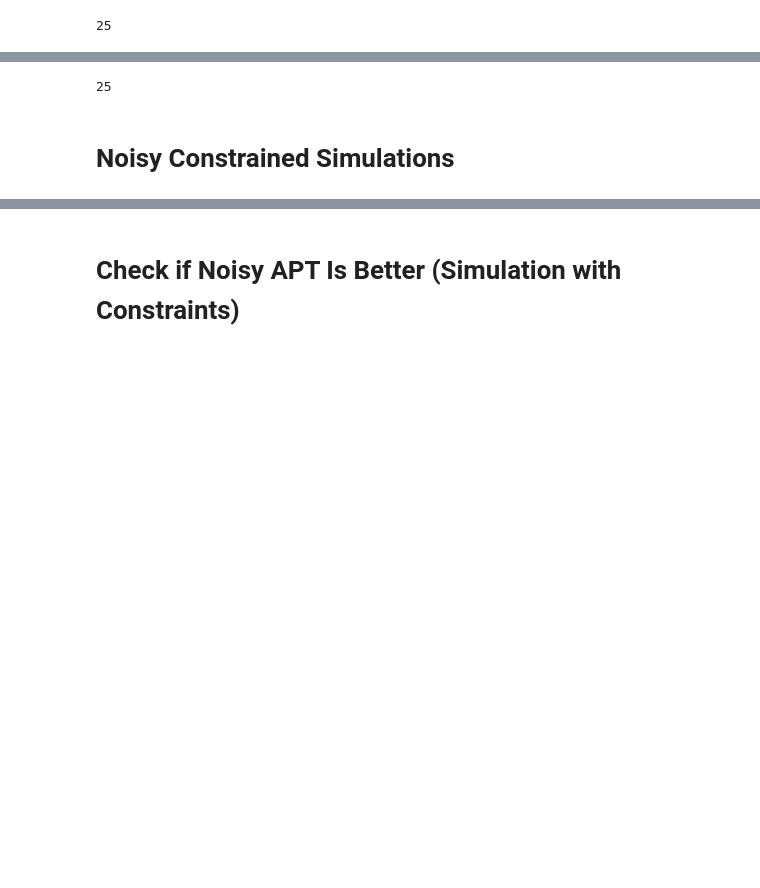
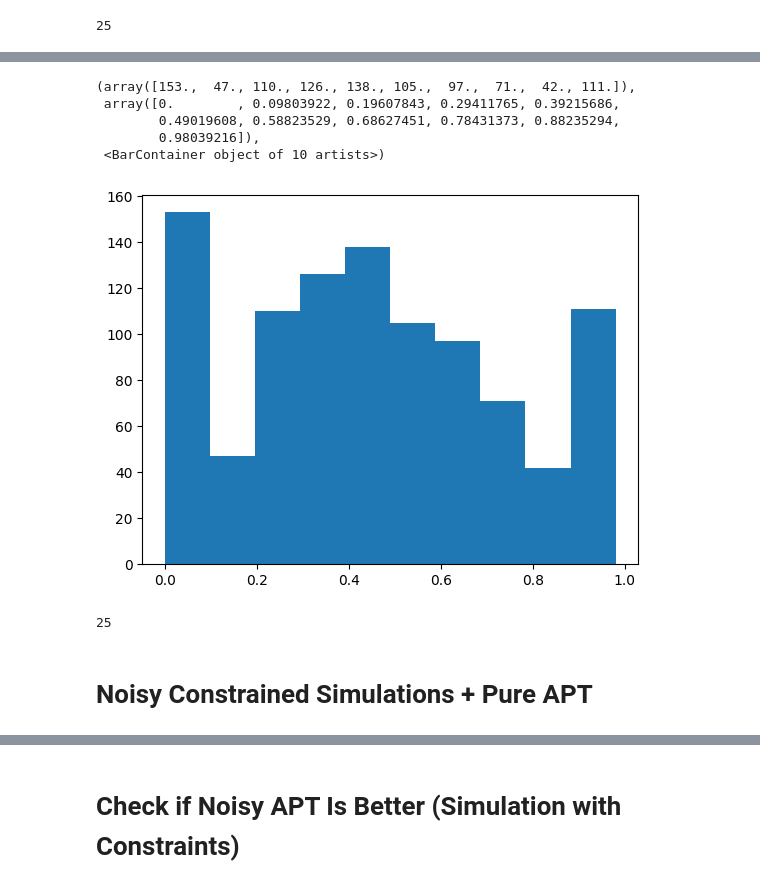
Before and after one commit to sandialabs/conin, a Jupyter notebook: conin/mediation_variables/apt_experiments.ipynb, the cells around one changed output, grey strips where cells are left out. Drawn from its saved outputs; the diff is of its cells as text; code cells hidden in the pictures; blank space fills up the shorter version.

```diff
--- a/conin/mediation_variables/apt_experiments.ipynb
+++ b/conin/mediation_variables/apt_experiments.ipynb
@@ -208,0 +213,15 @@ len(apt_hmm.eprob.keys())
+# %%
+B = 500
+accuracy_list = []
+time_list = []
+valid_list = []
+for b in range(B):
+    apt_hidden, apt_emits = ahlp.simulation_knowledge(apt_hmm, cst_list, ix_list = None, emit_inhom = False)
+    opt_state =  mv.mv_Viterbi(obs = apt_emits, hmm = apt_hmm)
+    num_correct = [opt == truth for opt,truth in zip(opt_state,apt_hidden)]
+    if b % 100 == 0:
+        print(b)
+    valid_list.append(ahlp.check_valid(opt_state, apt_emits, cst_list))
+    accuracy_list.append(sum(num_correct)/len(num_correct))
+print(f'average proportion correct is {sum(accuracy_list)/len(accuracy_list)} and median is \
+{np.median(np.array(accuracy_list))} and proportional valid: {sum(valid_list)/len(valid_list)}')
@@ -208,0 +283,6 @@ len(apt_hmm.eprob.keys())
+# %%
+apt_hidden, apt_emits = ahlp.simulation_knowledge(apt_hmm, cst_list, ix_list = None, emit_inhom = False)
+opt_state_list, _, val, ix_tracker = ahlp.Viterbi_torch_list(tier_apt, cst_list, apt_emits, sat, time_hom = True, dtype = torch.float16, device = 'cuda:0', debug = True, num_cst = 1e-16)
+num_correct = [est[0]== true for est,true in zip(opt_state_list, apt_hidden)]
+opt_hidden, opt_emits = zip(*opt_state_list)
+print(sum(num_correct)/len(num_correct), ahlp.check_valid(opt_hidden, opt_emits, cst_list))
@@ -208,0 +304,7 @@ len(apt_hmm.eprob.keys())
+# %%
+for t in range(val.shape[0]):
+    # if torch.isnan(val[t].max()):
+    #     print(t)
+    if val[t].max().item() <= 0:
+        print(f'value function collapses at time {t}')
+        break
@@ -208,0 +316,13 @@ len(apt_hmm.eprob.keys())
+# %%
+B = 100
+accuracy_list = []
+time_list = []
+for b in range(B):
+    apt_hidden, apt_emits = ahlp.simulation_knowledge(apt_hmm, cst_list, ix_list = None, emit_inhom = False)
+    opt_state =  mv.mv_Viterbi(obs = apt_emits, hmm = apt_hmm)
+    num_correct = [opt == truth for opt,truth in zip(opt_state,apt_hidden)]
+    if b % 100 == 0:
+        print(b)
+    accuracy_list.append(sum(num_correct)/len(num_correct))
+print(f'average proportion correct is {sum(accuracy_list)/len(accuracy_list)} and median is \
+{np.median(np.array(accuracy_list))}')
@@ -239,9 +371,18 @@ KeyboardInterrupt:
+# %%
+plt.hist(accuracy_list)
+# %% [output]
+(array([153.,  47., 110., 126., 138., 105.,  97.,  71.,  42., 111.]),
+ array([0.        , 0.09803922, 0.19607843, 0.29411765, 0.39215686,
+        0.49019608, 0.58823529, 0.68627451, 0.78431373, 0.88235294,
+        0.98039216]),
+ <BarContainer object of 10 artists>)
+[figure, added]
 # %%
 len(apt_hmm.eprob.keys())
 # %% [output]
 25
 # %% [markdown]
-# Noisy Constrained Simulations
+# Noisy Constrained Simulations + Pure APT
 # %%
 B = 1000
 accuracy_list = []
```
Also changed, not shown: parts of 87 cells of this notebook, 8 other files.
